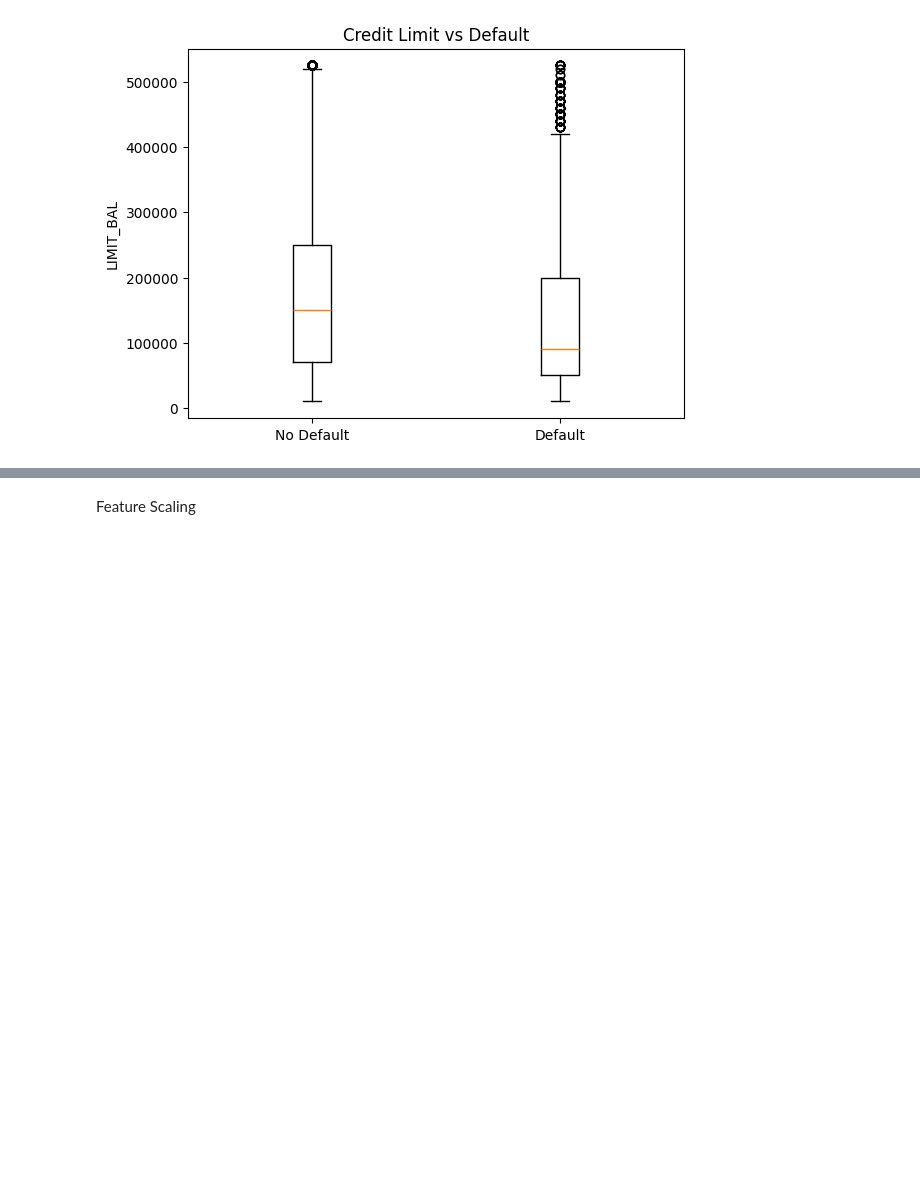
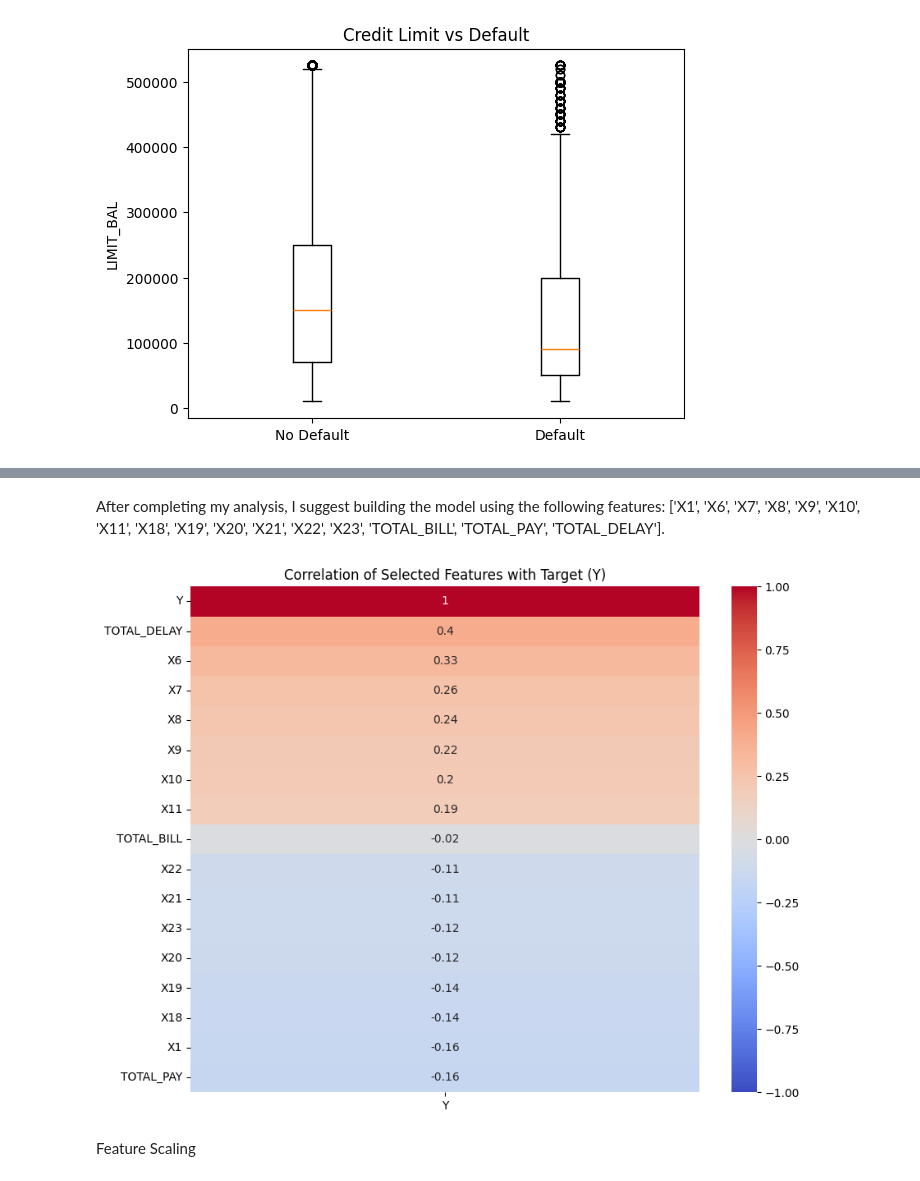
Before and after one commit to AhmedAyman12gh/credit-card-default-prediction, a Jupyter notebook: Phase1.ipynb, the cells around one changed output, grey strips where cells are left out. Cells and saved outputs as stored; diff of their text form; code cells hidden in the pictures; blank space fills up the shorter version.

```diff
--- a/Phase1.ipynb
+++ b/Phase1.ipynb
@@ -349,3 +462,26 @@ Clients who make lower total payments are more likely to default, indicating a s
+# %% [markdown]
+After completing my analysis, I suggest building the model using the following features:
+['X1', 'X6', 'X7', 'X8', 'X9', 'X10', 'X11', 'X18', 'X19', 'X20', 'X21', 'X22', 'X23', 'TOTAL_BILL', 'TOTAL_PAY', 'TOTAL_DELAY'].
+# %%
+import seaborn as sns
+import matplotlib.pyplot as plt
+
+features = ['X1', 'X6', 'X7', 'X8', 'X9', 'X10', 'X11',
+            'X18', 'X19', 'X20', 'X21', 'X22', 'X23',
+            "TOTAL_BILL", "TOTAL_PAY", "TOTAL_DELAY", "Y"]
+
+subset = df[features]
+
+corr = subset.corr()
+
+plt.figure(figsize=(10, 8))
+sns.heatmap(corr[['Y']].sort_values(by='Y', ascending=False),
+            annot=True, cmap='coolwarm', vmin=-1, vmax=1)
+
+plt.title("Correlation of Selected Features with Target (Y)")
+plt.show()
+# %% [output]
+[figure, added]
 # %% [markdown]
 Feature Scaling
 # %%
```
Also changed, not shown: parts of 23 cells of this notebook.
